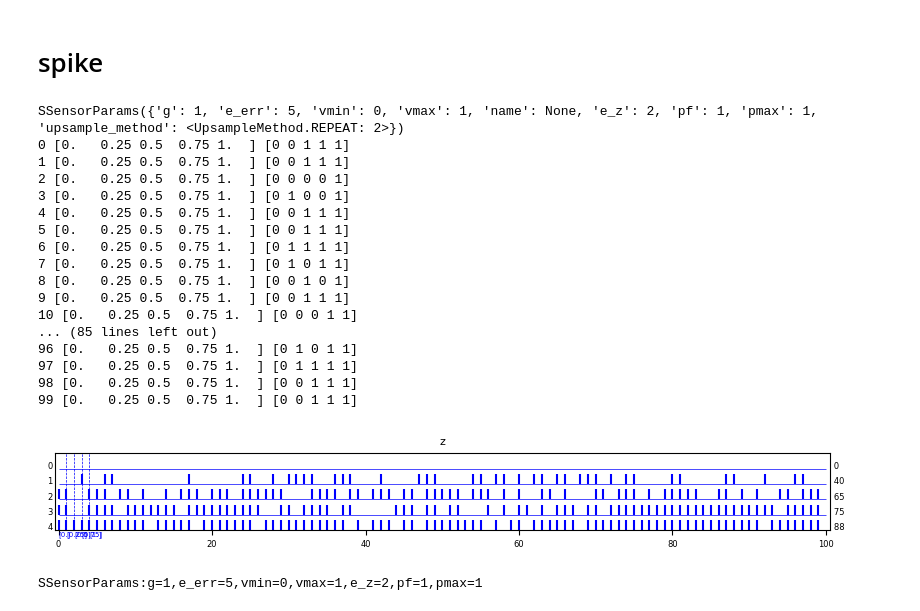
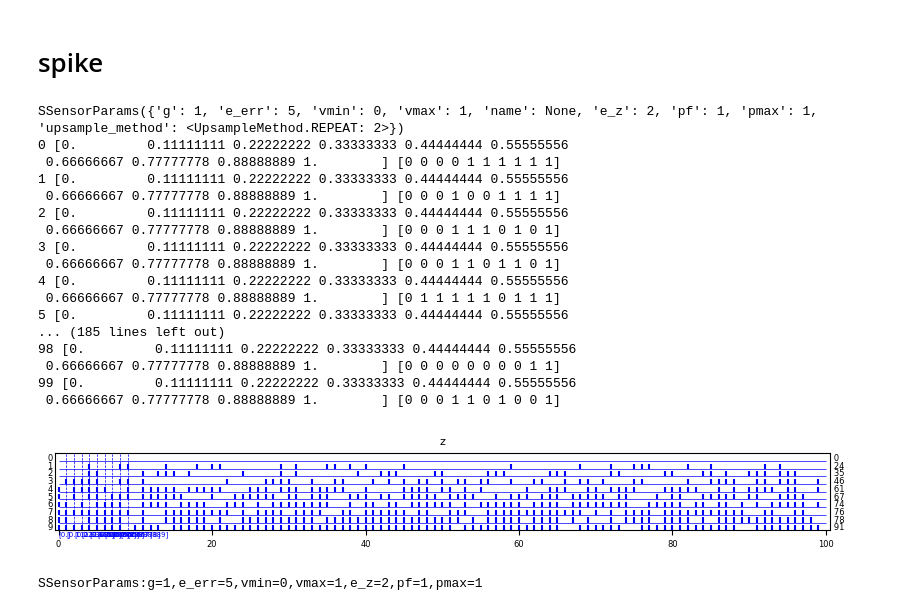
Before and after one commit to einnovator/spikeml, a Jupyter notebook: nb/test_spikes.ipynb, the cells around one changed output. Cells and saved outputs as stored; diff of their text form; code cells hidden in the pictures.

```diff
--- a/nb/test_spikes.ipynb
+++ b/nb/test_spikes.ipynb
@@ -42,42 +42,42 @@ The autoreload extension is already loaded. To reload it, use:
 # %%
 
 from spikeml.core.spikes import pspike, spike
 
 def test_spike():
     params = SSensorParams()
     print(params)
-    s = np.linspace(params.vmin,params.vmax,num=5)
+    s = np.linspace(params.vmin,params.vmax,num=10)
     ss = s[..., np.newaxis]
     data = []
     for t in range(0,100):
         sz = spike(s, params)
         print(t, s, sz)
         data.append(sz)
 
     plot_spikes(data, title='z', name=None, callback=lambda ax: plot_input(ss,ax=ax))
 
 
 if __name__ == '__main__':
     test_spike()
 # %% [output]
 SSensorParams({'g': 1, 'e_err': 5, 'vmin': 0, 'vmax': 1, 'name': None, 'e_z': 2, 'pf': 1, 'pmax': 1, 'upsample_method': <UpsampleMethod.REPEAT: 2>})
-0 [0.   0.25 0.5  0.75 1.  ] [0 0 1 1 1]
-1 [0.   0.25 0.5  0.75 1.  ] [0 0 1 1 1]
-2 [0.   0.25 0.5  0.75 1.  ] [0 0 0 0 1]
-3 [0.   0.25 0.5  0.75 1.  ] [0 1 0 0 1]
-4 [0.   0.25 0.5  0.75 1.  ] [0 0 1 1 1]
-5 [0.   0.25 0.5  0.75 1.  ] [0 0 1 1 1]
-6 [0.   0.25 0.5  0.75 1.  ] [0 1 1 1 1]
-7 [0.   0.25 0.5  0.75 1.  ] [0 1 0 1 1]
-8 [0.   0.25 0.5  0.75 1.  ] [0 0 1 0 1]
-9 [0.   0.25 0.5  0.75 1.  ] [0 0 1 1 1]
-10 [0.   0.25 0.5  0.75 1.  ] [0 0 0 1 1]
-... (85 lines left out)
-96 [0.   0.25 0.5  0.75 1.  ] [0 1 0 1 1]
-97 [0.   0.25 0.5  0.75 1.  ] [0 1 1 1 1]
-98 [0.   0.25 0.5  0.75 1.  ] [0 0 1 1 1]
-99 [0.   0.25 0.5  0.75 1.  ] [0 0 1 1 1]
+0 [0.         0.11111111 0.22222222 0.33333333 0.44444444 0.55555556
+ 0.66666667 0.77777778 0.88888889 1.        ] [0 0 0 0 1 1 1 1 1 1]
+1 [0.         0.11111111 0.22222222 0.33333333 0.44444444 0.55555556
+ 0.66666667 0.77777778 0.88888889 1.        ] [0 0 0 1 0 0 1 1 1 1]
+2 [0.         0.11111111 0.22222222 0.33333333 0.44444444 0.55555556
+ 0.66666667 0.77777778 0.88888889 1.        ] [0 0 0 1 1 1 0 1 0 1]
+3 [0.         0.11111111 0.22222222 0.33333333 0.44444444 0.55555556
+ 0.66666667 0.77777778 0.88888889 1.        ] [0 0 0 1 1 0 1 1 0 1]
+4 [0.         0.11111111 0.22222222 0.33333333 0.44444444 0.55555556
+ 0.66666667 0.77777778 0.88888889 1.        ] [0 1 1 1 1 1 0 1 1 1]
+5 [0.         0.11111111 0.22222222 0.33333333 0.44444444 0.55555556
+... (185 lines left out)
+98 [0.         0.11111111 0.22222222 0.33333333 0.44444444 0.55555556
+ 0.66666667 0.77777778 0.88888889 1.        ] [0 0 0 0 0 0 0 0 1 1]
+99 [0.         0.11111111 0.22222222 0.33333333 0.44444444 0.55555556
+ 0.66666667 0.77777778 0.88888889 1.        ] [0 0 0 1 1 0 1 0 0 1]
-[figure, old version]
+[figure, new version]
 # %%
 def plot_pspike():
     params = SSensorParams()
```
Also changed, not shown: 6 other files.
